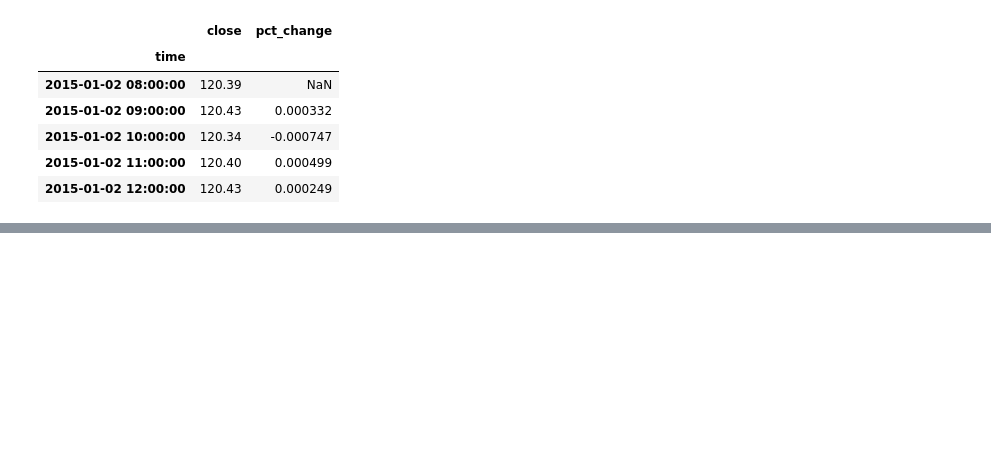
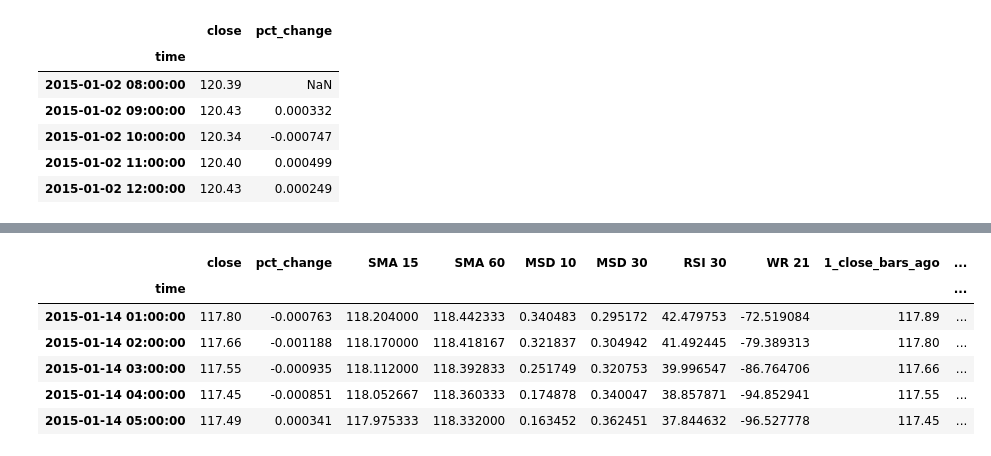
Before and after one commit to YarosInter/Time-Series-LSTM-Neural-Network, a Jupyter notebook: Classifier_LSTM_Neural_Network.ipynb, the cells around one changed output, grey strips where cells are left out. Saved outputs shown, nothing was run; the diff lists cells and outputs as text; code cells hidden in the pictures; blank space fills up the shorter version.

```diff
--- a/Classifier_LSTM_Neural_Network.ipynb
+++ b/Classifier_LSTM_Neural_Network.ipynb
@@ -92,0 +93,14 @@ df_copy2.head()
+# %%
+# Using the custome function "add_shifted_columns" 5 new columns are added with shifted values from close column
+# Check the docstring of the "add_shifted_columns" function from the data.py file
+df_copy2 = data.add_shifted_columns(df_copy2, 5, "close")
+df_copy2.dropna(inplace=True)
+df_copy2.head()
+# %% [output]
+|  | close | pct_change | SMA 15 | SMA 60 | MSD 10 | MSD 30 | RSI 30 | WR 21 | 1_close_bars_ago | ... |
+| time |  |  |  |  |  |  |  |  |  | ... |
+| 2015-01-14 01:00:00 | 117.80 | -0.000763 | 118.204000 | 118.442333 | 0.340483 | 0.295172 | 42.479753 | -72.519084 | 117.89 | ... |
+| 2015-01-14 02:00:00 | 117.66 | -0.001188 | 118.170000 | 118.418167 | 0.321837 | 0.304942 | 41.492445 | -79.389313 | 117.80 | ... |
+| 2015-01-14 03:00:00 | 117.55 | -0.000935 | 118.112000 | 118.392833 | 0.251749 | 0.320753 | 39.996547 | -86.764706 | 117.66 | ... |
+| 2015-01-14 04:00:00 | 117.45 | -0.000851 | 118.052667 | 118.360333 | 0.174878 | 0.340047 | 38.857871 | -94.852941 | 117.55 | ... |
+| 2015-01-14 05:00:00 | 117.49 | 0.000341 | 117.975333 | 118.332000 | 0.163452 | 0.362451 | 37.844632 | -96.527778 | 117.45 | ... |
```
Also changed, not shown: parts of 8 cells of this notebook.
